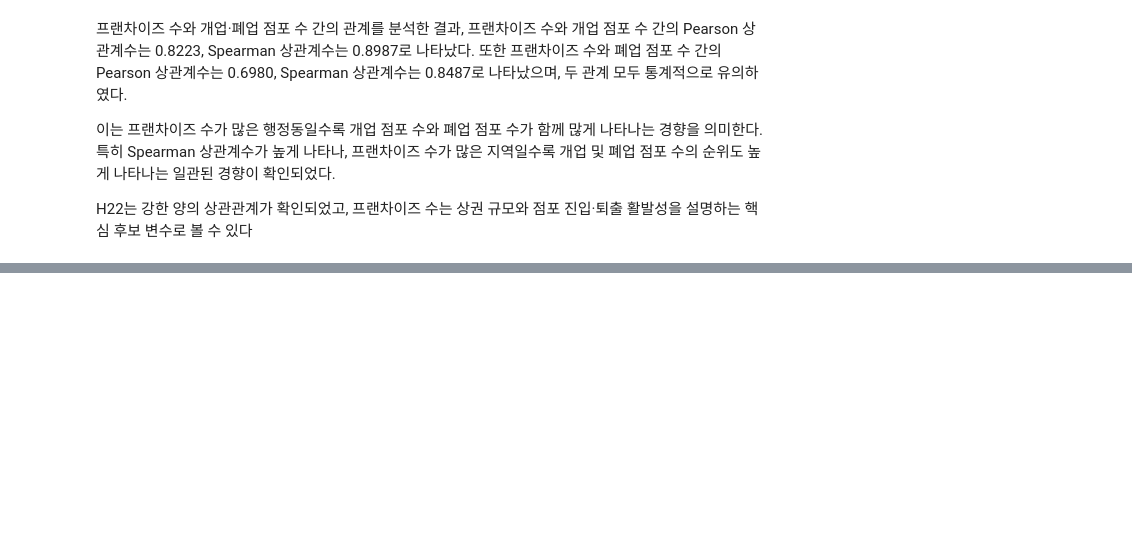
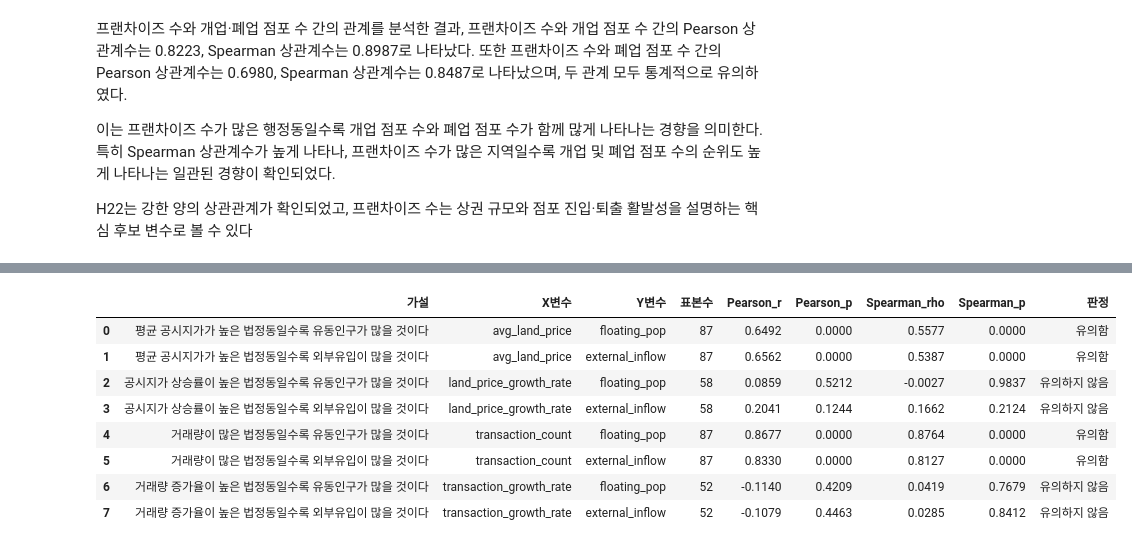
Before and after one commit to bulsajo1/final_project, a Jupyter notebook: Jiryun/통계_검정.ipynb, the cells around one changed output, grey strips where cells are left out. Drawn from its saved outputs; the diff is of its cells as text; code cells hidden in the pictures; blank space fills up the shorter version.

```diff
--- a/Jiryun/통계_검정.ipynb
+++ b/Jiryun/통계_검정.ipynb
@@ -2852,0 +3047,11 @@ H22는 강한 양의 상관관계가 확인되었고, 프랜차이즈 수는 상
+# %%
+merged_df = pd.merge(
+    main_year,
+    legal_small,
+    left_on=["gu", "legal_key", "year"],
+    right_on=["gu", "legal_dong_nm", "year"],
+    how="inner"
+)
+
+print("병합 결과:", merged_df.shape)
+display(merged_df.head())
@@ -2852,0 +3066,73 @@ H22는 강한 양의 상관관계가 확인되었고, 프랜차이즈 수는 상
+# %%
+x_vars = {
+    "avg_land_price": "평균 공시지가가 높은 법정동일수록",
+    "land_price_growth_rate": "공시지가 상승률이 높은 법정동일수록",
+    "transaction_count": "거래량이 많은 법정동일수록",
+    "transaction_growth_rate": "거래량 증가율이 높은 법정동일수록",
+}
+
+y_vars = {
+    "floating_pop": "유동인구가 많을 것이다",
+    "external_inflow": "외부유입이 많을 것이다",
+}
+
+results = []
+
+for x_col, x_text in x_vars.items():
+    for y_col, y_text in y_vars.items():
+
+        temp = merged_df[[x_col, y_col]].copy()
+
+        temp[x_col] = pd.to_numeric(temp[x_col], errors="coerce")
+        temp[y_col] = pd.to_numeric(temp[y_col], errors="coerce")
+        temp = temp.replace([np.inf, -np.inf], np.nan).dropna()
+
+        if len(temp) < 3:
+            results.append({
+                "가설": f"{x_text} {y_text}",
+                "X변수": x_col,
+                "Y변수": y_col,
+                "표본수": len(temp),
+                "Pearson_r": np.nan,
+                "Pearson_p": np.nan,
+                "Spearman_rho": np.nan,
+                "Spearman_p": np.nan,
+                "판정": "표본 부족"
+            })
+            continue
+
+        pearson_r, pearson_p = pearsonr(temp[x_col], temp[y_col])
+        spearman_r, spearman_p = spearmanr(temp[x_col], temp[y_col])
+
+        if spearman_p < 0.05:
+            judge = "유의함"
+        elif spearman_p < 0.1:
+            judge = "약한 경향"
+        else:
+            judge = "유의하지 않음"
+
+        results.append({
+            "가설": f"{x_text} {y_text}",
+            "X변수": x_col,
+            "Y변수": y_col,
+            "표본수": len(temp),
+            "Pearson_r": round(pearson_r, 4),
+            "Pearson_p": round(pearson_p, 4),
+            "Spearman_rho": round(spearman_r, 4),
+            "Spearman_p": round(spearman_p, 4),
+            "판정": judge
+        })
+
+realestate_pop_corr_df = pd.DataFrame(results)
+
+display(realestate_pop_corr_df)
+# %% [output]
+|  | 가설 | X변수 | Y변수 | 표본수 | Pearson_r | Pearson_p | Spearman_rho | Spearman_p | 판정 |
+| 0 | 평균 공시지가가 높은 법정동일수록 유동인구가 많을 것이다 | avg_land_price | floating_pop | 87 | 0.6492 | 0.0000 | 0.5577 | 0.0000 | 유의함 |
+| 1 | 평균 공시지가가 높은 법정동일수록 외부유입이 많을 것이다 | avg_land_price | external_inflow | 87 | 0.6562 | 0.0000 | 0.5387 | 0.0000 | 유의함 |
+| 2 | 공시지가 상승률이 높은 법정동일수록 유동인구가 많을 것이다 | land_price_growth_rate | floating_pop | 58 | 0.0859 | 0.5212 | -0.0027 | 0.9837 | 유의하지 않음 |
+| 3 | 공시지가 상승률이 높은 법정동일수록 외부유입이 많을 것이다 | land_price_growth_rate | external_inflow | 58 | 0.2041 | 0.1244 | 0.1662 | 0.2124 | 유의하지 않음 |
+| 4 | 거래량이 많은 법정동일수록 유동인구가 많을 것이다 | transaction_count | floating_pop | 87 | 0.8677 | 0.0000 | 0.8764 | 0.0000 | 유의함 |
+| 5 | 거래량이 많은 법정동일수록 외부유입이 많을 것이다 | transaction_count | external_inflow | 87 | 0.8330 | 0.0000 | 0.8127 | 0.0000 | 유의함 |
+| 6 | 거래량 증가율이 높은 법정동일수록 유동인구가 많을 것이다 | transaction_growth_rate | floating_pop | 52 | -0.1140 | 0.4209 | 0.0419 | 0.7679 | 유의하지 않음 |
+| 7 | 거래량 증가율이 높은 법정동일수록 외부유입이 많을 것이다 | transaction_growth_rate | external_inflow | 52 | -0.1079 | 0.4463 | 0.0285 | 0.8412 | 유의하지 않음 |
```
Also changed, not shown: parts of 33 cells of this notebook, 6 other files.
